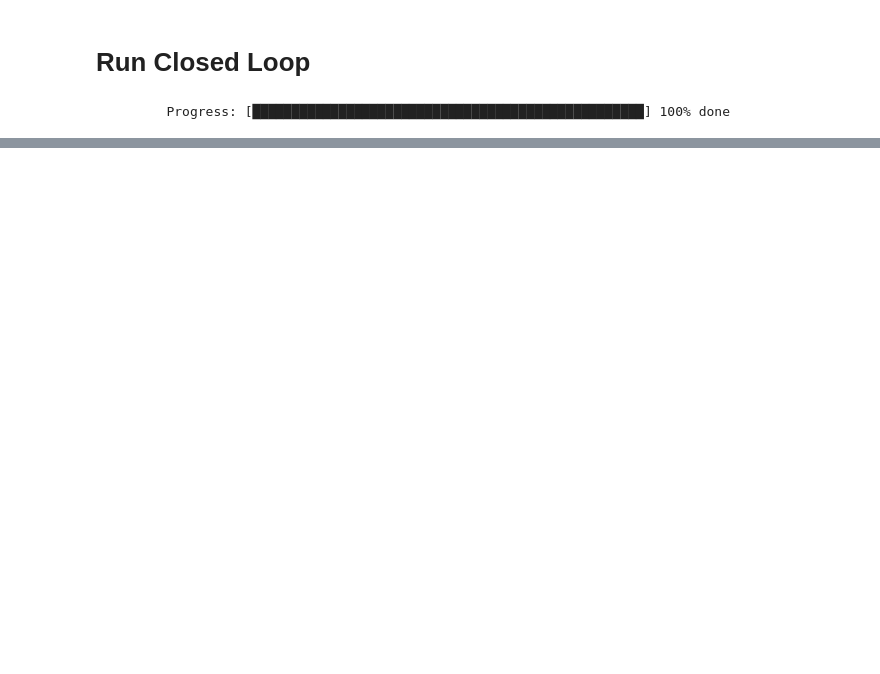
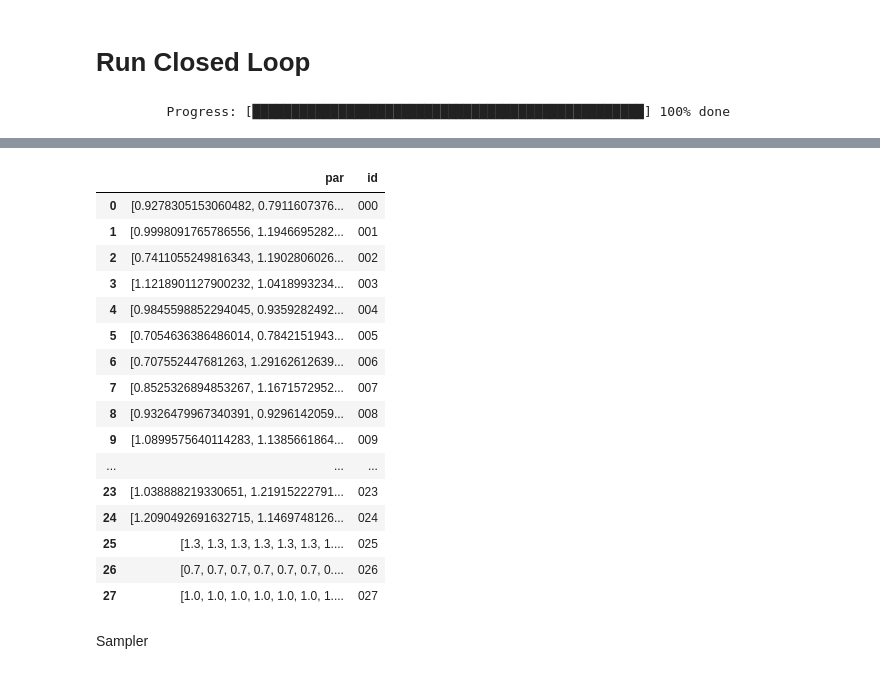
Before and after one commit to pas-tudo/2023_do_mpc_paper, a Jupyter notebook: 01_Example_Systems/CSTR-Cascade/CSTR-cascade_demo.ipynb, the cells around one changed output, grey strips where cells are left out. Drawn from its saved outputs; the diff is of its cells as text; code cells hidden in the pictures; blank space fills up the shorter version.

```diff
--- a/01_Example_Systems/CSTR-Cascade/CSTR-cascade_demo.ipynb
+++ b/01_Example_Systems/CSTR-Cascade/CSTR-cascade_demo.ipynb
@@ -154,0 +435,31 @@ SX([(_x_35_0_4_cA_0-_x_35_0_5_cA_0), (_x_35_0_4_cA_1-_x_35_0_5_cA_1), (_x_35_0_4
+# %%
+sp = do_mpc.sampling.SamplingPlanner()
+sp.set_param(overwrite = False)
+sp.data_dir = './sampling_test/'
+# %%
+sp.set_sampling_var('par', lambda: np.random.uniform(0.7,1.3,size=cstr.n_reac*4))
+# %%
+plan = sp.gen_sampling_plan(n_samples=25)
+plan = sp.add_sampling_case(par=1.3*np.ones((cstr.n_reac*4,)))
+plan = sp.add_sampling_case(par=0.7*np.ones((cstr.n_reac*4,)))
+plan = sp.add_sampling_case(par=1*np.ones((cstr.n_reac*4,)))
+# %%
+pd.DataFrame(plan)
+# %% [output]
+|  | par | id |
+| 0 | [0.9278305153060482, 0.7911607376... | 000 |
+| 1 | [0.9998091765786556, 1.1946695282... | 001 |
+| 2 | [0.7411055249816343, 1.1902806026... | 002 |
+| 3 | [1.1218901127900232, 1.0418993234... | 003 |
+| 4 | [0.9845598852294045, 0.9359282492... | 004 |
+| 5 | [0.7054636386486014, 0.7842151943... | 005 |
+| 6 | [0.707552447681263, 1.29162612639... | 006 |
+| 7 | [0.8525326894853267, 1.1671572952... | 007 |
+| 8 | [0.9326479967340391, 0.9296142059... | 008 |
+| 9 | [1.0899575640114283, 1.1385661864... | 009 |
+| ... | ... | ... |
+| 23 | [1.038888219330651, 1.21915222791... | 023 |
+| 24 | [1.2090492691632715, 1.1469748126... | 024 |
+| 25 | [1.3, 1.3, 1.3, 1.3, 1.3, 1.3, 1.... | 025 |
+| 26 | [0.7, 0.7, 0.7, 0.7, 0.7, 0.7, 0.... | 026 |
+| 27 | [1.0, 1.0, 1.0, 1.0, 1.0, 1.0, 1.... | 027 |
@@ -154,0 +468,2 @@ SX([(_x_35_0_4_cA_0-_x_35_0_5_cA_0), (_x_35_0_4_cA_1-_x_35_0_5_cA_1), (_x_35_0_4
+# %% [markdown]
+Sampler
```
Also changed, not shown: parts of 39 cells of this notebook, 2 other files.
